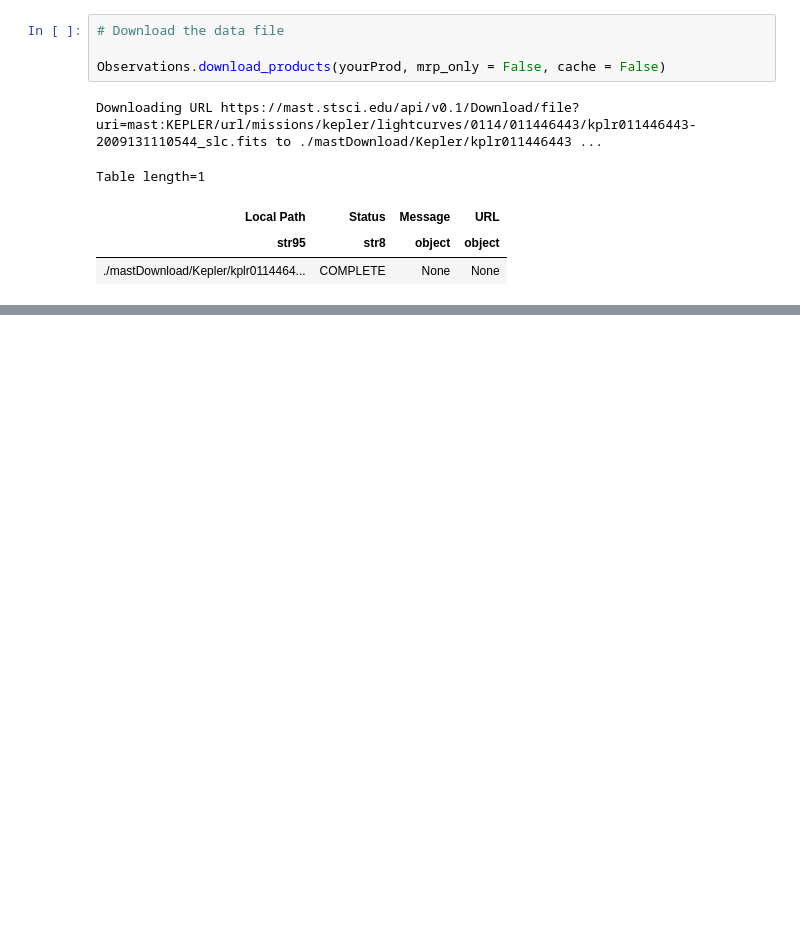
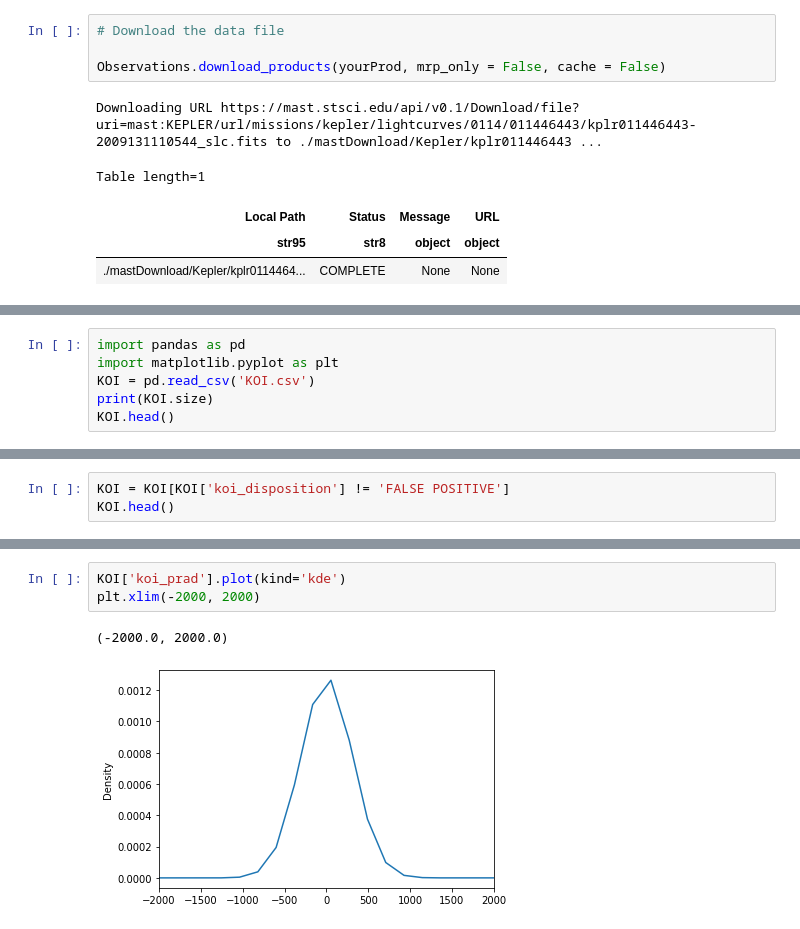
Before and after one commit to nicholasproietti/LGM, a Jupyter notebook: Kepler_Light_Curve_Reader.ipynb, the cells around one changed output, grey strips where cells are left out. Saved outputs shown, nothing was run; the diff lists cells and outputs as text; blank space fills up the shorter version.

```diff
--- a/Kepler_Light_Curve_Reader.ipynb
+++ b/Kepler_Light_Curve_Reader.ipynb
@@ -136,0 +159,6 @@ plt.savefig('sample_LCs.png')
+# %%
+import pandas as pd
+import matplotlib.pyplot as plt
+KOI = pd.read_csv('KOI.csv')
+print(KOI.size)
+KOI.head()
@@ -136,0 +203,3 @@ plt.savefig('sample_LCs.png')
+# %%
+KOI = KOI[KOI['koi_disposition'] != 'FALSE POSITIVE']
+KOI.head()
@@ -136,0 +214,6 @@ plt.savefig('sample_LCs.png')
+# %%
+KOI['koi_prad'].plot(kind='kde')
+plt.xlim(-2000, 2000)
+# %% [output]
+(-2000.0, 2000.0)
+[figure, added]
```
Also changed, not shown: parts of 27 cells of this notebook.
